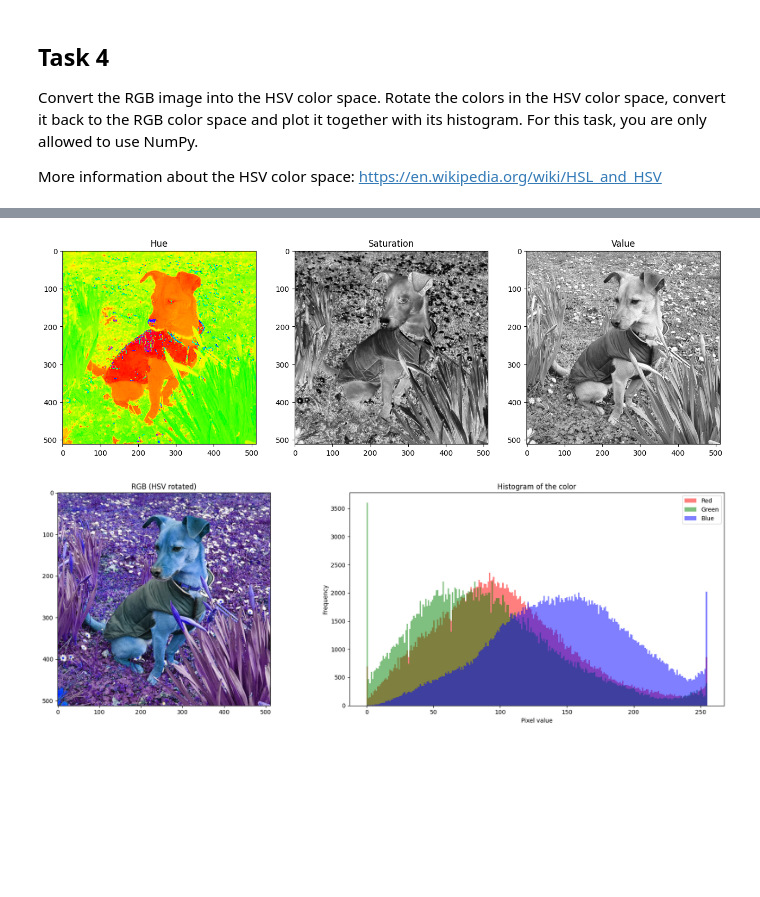
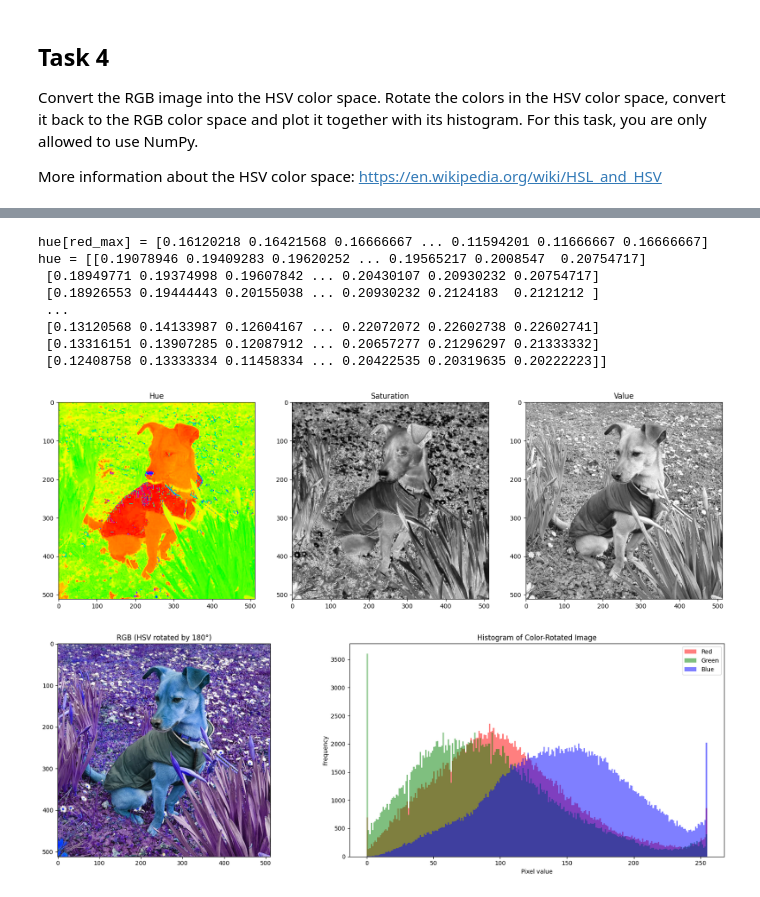
Before and after one commit to binyamolango/3dcv-students, a Jupyter notebook: 1.0-tl-scientific-python.ipynb, the cells around one changed output, grey strips where cells are left out. Cells and saved outputs as stored; diff of their text form; code cells hidden in the pictures; blank space fills up the shorter version.

```diff
--- a/1.0-tl-scientific-python.ipynb
+++ b/1.0-tl-scientific-python.ipynb
@@ -305,50 +350,68 @@ def hsv2rgb(image):
 # %%
-# Change the color space from rgb to hsv and plot it
+# Step 1: Convert RGB image to HSV color space
 image_hsv = rgb2hsv(image)
 
-# TODO: plot image
+# Step 2: Display the three HSV components separately
+# H (Hue): Color information, displayed using HSV colormap
+# S (Saturation): Color intensity, displayed in grayscale
+# V (Value): Brightness, displayed in grayscale
 
 fig, axs = plt.subplots(1, 3, figsize=(16, 5))
+
+# Display Hue channel (color information)
 axs[0].imshow(image_hsv[..., 0], cmap="hsv", vmin=0.0, vmax=1.0)
 axs[0].set_title("Hue")
 
+# Display Saturation channel (color purity)
 axs[1].imshow(image_hsv[..., 1], cmap="gray", vmin=0.0, vmax=1.0)
 axs[1].set_title("Saturation")
 
+# Display Value channel (brightness)
 axs[2].imshow(image_hsv[..., 2], cmap="gray", vmin=0.0, vmax=1.0)
 axs[2].set_title("Value")
 
 plt.tight_layout()
 plt.show()
 
-# TODO: Rotate the colors in hsv color space
+# Step 3: Rotate the hue channel by 180 degrees (add 0.5 to normalized hue)
+# This shifts all colors to their opposite side of the color wheel
 image_hsv_rotated = image_hsv.copy()
 image_hsv_rotated[..., 0] = (image_hsv_rotated[..., 0] + 0.5) % 1.0
 
-# TODO: Now, convert it back from HSV to RGB and plot it
-
+# Step 4: Convert the rotated HSV image back to RGB color space
 image_rgb_rotated = hsv2rgb(image_hsv_rotated)
 
-# TODO: Plot the color histogram of the inverted RGB image
+# Step 5: Display the rotated RGB image and its color histogram
+fig, axs = plt.subplots(1, 2, figsize=(18, 6))
 
-fig, axs = plt.subplots(1, 2, figsize=(18, 6))
+# Show the color-rotated image
 axs[0].imshow(image_rgb_rotated)
-axs[0].set_title("RGB (HSV rotated)")
+axs[0].set_title("RGB (HSV rotated by 180°)")
 
+# Extract and plot the histogram for each color channel
 red = image_rgb_rotated[..., 0].ravel()
 green = image_rgb_rotated[..., 1].ravel()
 blue = image_rgb_rotated[..., 2].ravel()
 
+# Plot histograms with transparency to see overlapping values
 axs[1].hist(red, bins=256, range=(0, 255), color="red", alpha=0.5, label="Red")
 axs[1].hist(green, bins=256, range=(0, 255), color="green", alpha=0.5, label="Green")
 axs[1].hist(blue, bins=256, range=(0, 255), color="blue", alpha=0.5, label="Blue")
-axs[1].set_title("Histogram of the color")
+axs[1].set_title("Histogram of Color-Rotated Image")
 axs[1].set_xlabel("Pixel value")
 axs[1].set_ylabel("Frequency")
 axs[1].legend()
 
 plt.tight_layout()
 plt.show()
 # %% [output]
+hue[red_max] = [0.16120218 0.16421568 0.16666667 ... 0.11594201 0.11666667 0.16666667]
+hue = [[0.19078946 0.19409283 0.19620252 ... 0.19565217 0.2008547  0.20754717]
+ [0.18949771 0.19374998 0.19607842 ... 0.20430107 0.20930232 0.20754717]
+ [0.18926553 0.19444443 0.20155038 ... 0.20930232 0.2124183  0.2121212 ]
+ ...
+ [0.13120568 0.14133987 0.12604167 ... 0.22072072 0.22602738 0.22602741]
+ [0.13316151 0.13907285 0.12087912 ... 0.20657277 0.21296297 0.21333332]
+ [0.12408758 0.13333334 0.11458334 ... 0.20422535 0.20319635 0.20222223]]
-[figure, old version]
+[figure, new version]
-[figure, old version]
+[figure, new version]
```
Also changed, not shown: parts of 3 cells of this notebook, 1 other file.
